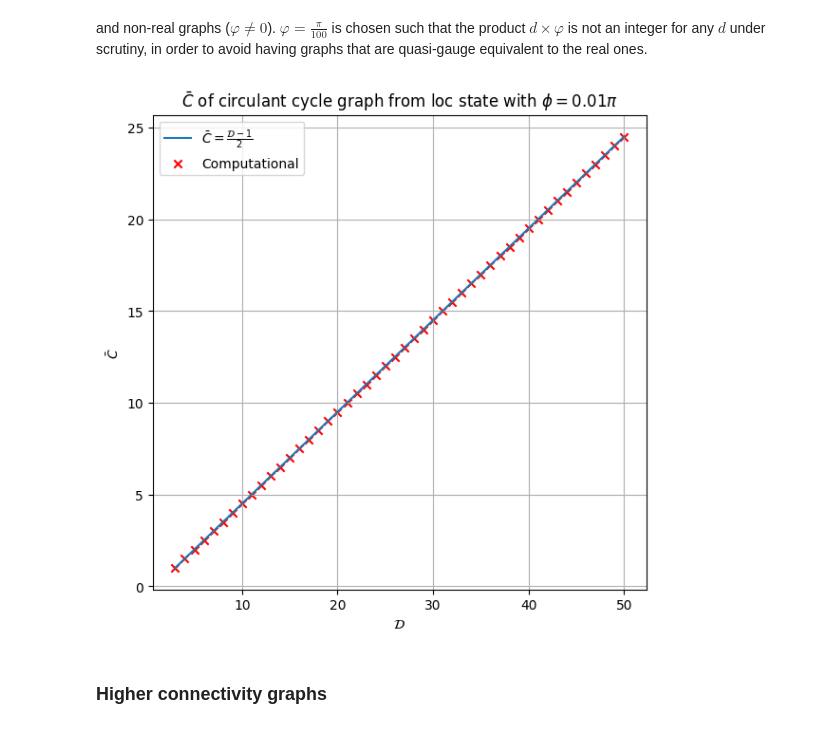
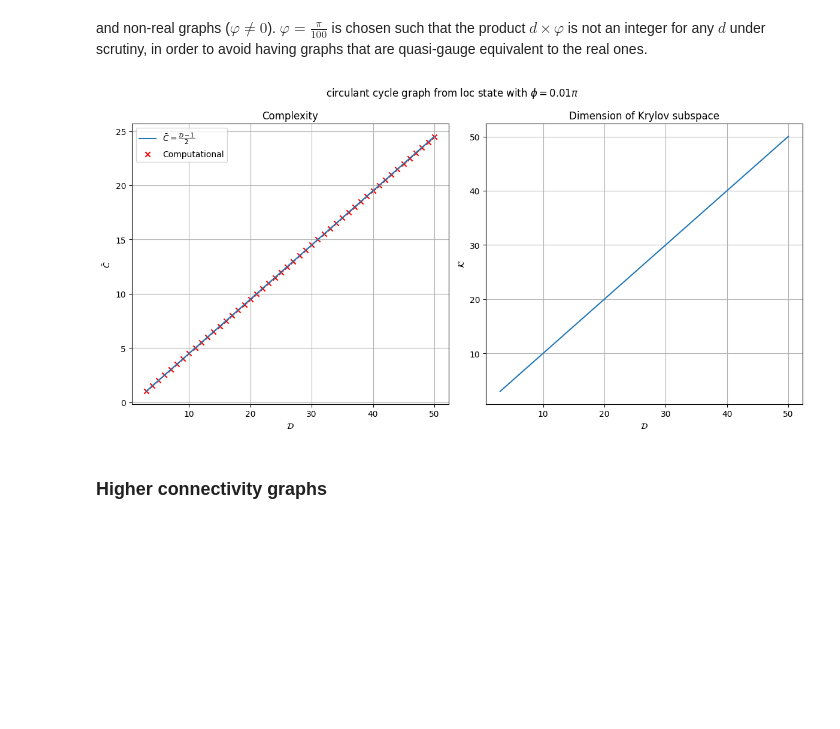
Before and after one commit to erricottaro/Krylov_complexity_on_circulant_graphs, a Jupyter notebook: circulant.ipynb, the cells around one changed output. Drawn from its saved outputs; the diff is of its cells as text; code cells hidden in the pictures; blank space fills up the shorter version.

Commit message:
More graphs

```diff
--- a/circulant.ipynb
+++ b/circulant.ipynb
@@ -116,19 +116,27 @@ an_x, compl_circ_cycle, krylov_size = circulant_routine(d_max=50, weights=w, ini
 # %%
 an_y_circ_cycle = (an_x-1.)/2.
 # %%
-fig, axx = plt.subplots(1,1, figsize=(6,6), tight_layout=True)
+fig, axx = plt.subplots(1,2, figsize=(12,6), tight_layout=True)
 
-axx.grid(True)
+fig.suptitle(r"circulant cycle graph from loc state with"+f" $\phi=${phase/np.pi}$\pi$")
+
+axx[0].grid(True)
 #axx.plot(an_x,an_y_cycle_even, label="Analytical even dim")
-axx.plot(an_x,an_y_circ_cycle, label=r"$\bar{C}=\frac{\mathcal{D}-1}{2}$")
-axx.scatter(an_x, compl_circ_cycle, label="Computational", marker="x", color="r")
-axx.set_title(r"$\bar{C}$ of circulant cycle graph from loc state with"+f" $\phi=${phase/np.pi}$\pi$")
-axx.set_ylabel(r"$\bar{C}$")
-axx.set_xlabel(r"$\mathcal{D}$")
-axx.legend()
+axx[0].plot(an_x,an_y_circ_cycle, label=r"$\bar{C}=\frac{\mathcal{D}-1}{2}$")
+axx[0].scatter(an_x, compl_circ_cycle, label="Computational", marker="x", color="r")
+axx[0].set_title(r"Complexity")
+axx[0].set_ylabel(r"$\bar{C}$")
+axx[0].set_xlabel(r"$\mathcal{D}$")
+axx[0].legend()
+
+axx[1].grid(True)
+axx[1].plot(an_x, krylov_size)
+axx[1].set_title("Dimension of Krylov subspace")
+axx[1].set_ylabel(r"$\mathcal{K}$")
+axx[1].set_xlabel(r"$\mathcal{D}$")
 plt.show()
 # %% [output]
-[figure, old version]
+[figure, new version]
 # %% [markdown]
 ### Higher connectivity graphs
 # %% [markdown]
```
Also changed, not shown: parts of 2 cells of this notebook.
